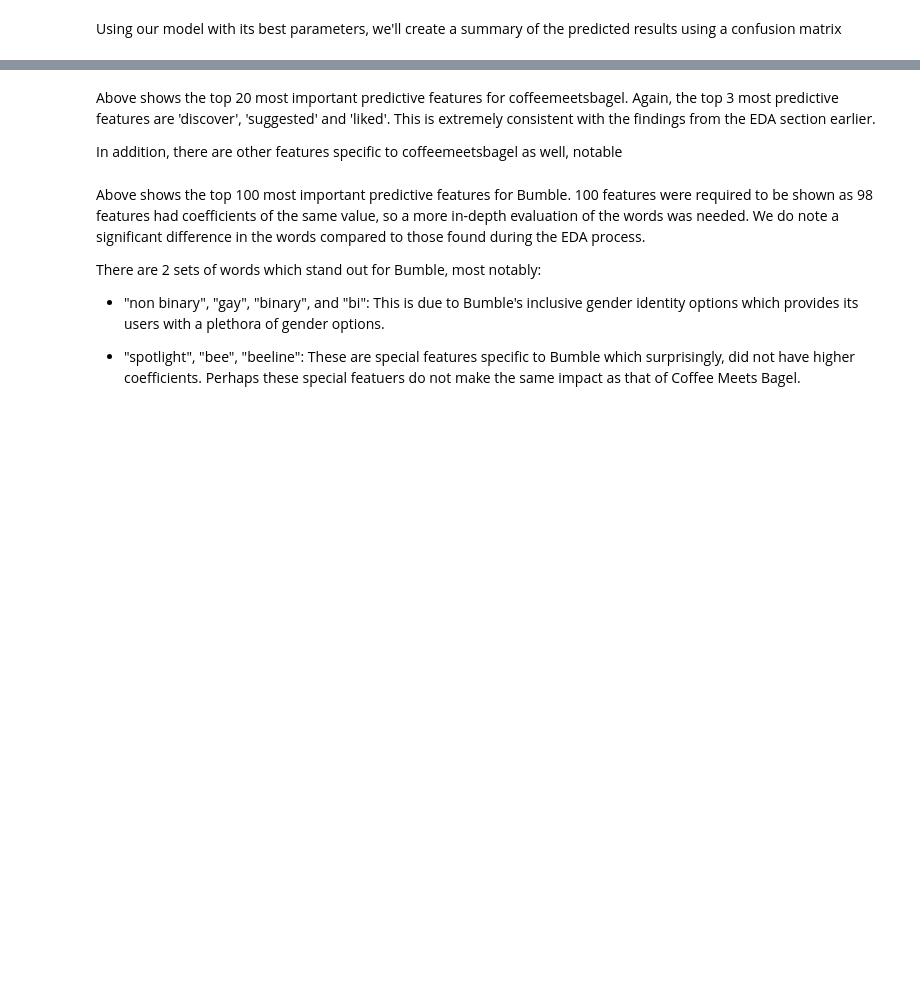
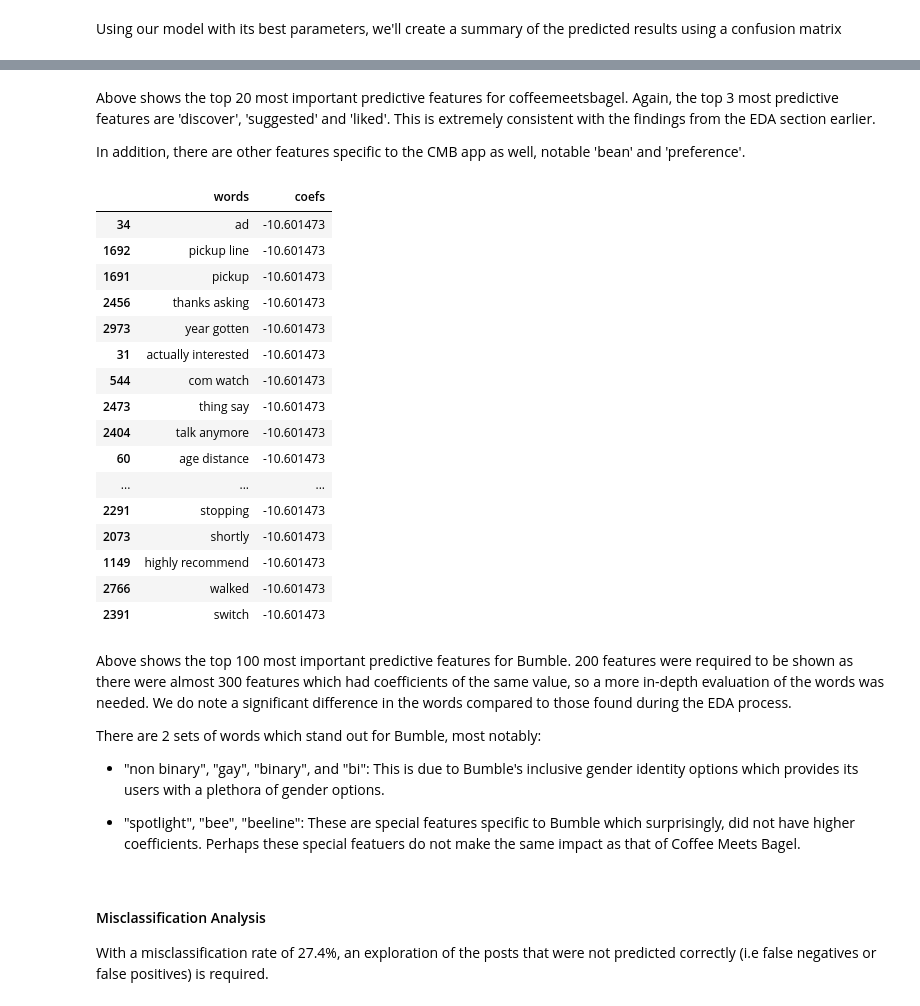
Before and after one commit to geh-si-rong/general-assembly-projects, a Jupyter notebook: project 3/code/Project 3 - Reddit API Dating Apps #2 EDA, Preprocessing, Modelling .ipynb, the cells around one changed output, grey strips where cells are left out. Drawn from its saved outputs; the diff is of its cells as text; code cells hidden in the pictures; blank space fills up the shorter version.

```diff
--- a/project 3/code/Project 3 - Reddit API Dating Apps #2 EDA, Preprocessing, Modelling .ipynb
+++ b/project 3/code/Project 3 - Reddit API Dating Apps #2 EDA, Preprocessing, Modelling .ipynb
@@ -965,7 +1086,7 @@ svc_tvec_model = Pipeline([('tvec', TfidfVectorizer(stop_words=stop_words)),
                       ('svc', SVC())])
 
 svc_tvec_params = {
-            'tvec__max_features': [1000, 2000, 3000, 4000,],
+            'tvec__max_features': [2000, 3000, 4000,],
             'tvec__min_df': [2, 3],
             'tvec__max_df': [0.9, 0.95],
             'tvec__ngram_range': [(1,1), (1,2)],
@@ -1019,12 +1189,12 @@ nb_tvec_gs.best_params_
 # %%
-tvec_best = TfidfVectorizer(stop_words=stop_words,
+cvec_best = CountVectorizer(stop_words=stop_words,
                             max_df=0.9,
-                            max_features=2000,
+                            max_features=3000,
                             min_df=2,
                             ngram_range=(1, 2)
                            )
 # %%
-X_train_model = tvec_best.fit_transform(X_train)
-X_test_model = tvec_best.transform(X_test)
-nb_best_model = MultinomialNB(alpha=0.5)
-nb_best_model.fit(X_train_model, y_train)
+X_train_model = cvec_best.fit_transform(X_train)
+X_test_model = cvec_best.transform(X_test)
+prod_model = MultinomialNB(alpha=0.5)
+prod_model.fit(X_train_model, y_train)
@@ -1067,2 +1248,2 @@ nb_best_model
 # %%
-word_coefs = pd.DataFrame({'words': tvec_best.get_feature_names(), 'coefs': nb_best_model.coef_[0]}).sort_values(by='coefs', ascending=False)
+word_coefs = pd.DataFrame({'words': cvec_best.get_feature_names(), 'coefs': prod_model.coef_[0]}).sort_values(by='coefs', ascending=False)
@@ -1074,17 +1273,39 @@ word_coefs.head(20)
 # %% [markdown]
 Above shows the top 20 most important predictive features for coffeemeetsbagel. Again, the top 3 most predictive features are 'discover', 'suggested' and 'liked'. This is extremely consistent with the findings from the EDA section earlier.
 
-In addition, there are other features specific to coffeemeetsbagel as well, notable
+In addition, there are other features specific to the CMB app as well, notable 'bean' and 'preference'.
 # %%
 pd.pandas.set_option('display.max_rows', None)
 # %%
 # top 100 words coefficients for bumble
-word_coefs.tail(100)
+word_coefs.tail(200)
+# %% [output]
+|  | words | coefs |
+| 34 | ad | -10.601473 |
+| 1692 | pickup line | -10.601473 |
+| 1691 | pickup | -10.601473 |
+| 2456 | thanks asking | -10.601473 |
+| 2973 | year gotten | -10.601473 |
+| 31 | actually interested | -10.601473 |
+| 544 | com watch | -10.601473 |
+| 2473 | thing say | -10.601473 |
+| 2404 | talk anymore | -10.601473 |
+| 60 | age distance | -10.601473 |
+| ... | ... | ... |
+| 2291 | stopping | -10.601473 |
+| 2073 | shortly | -10.601473 |
+| 1149 | highly recommend | -10.601473 |
+| 2766 | walked | -10.601473 |
+| 2391 | switch | -10.601473 |
 # %% [markdown]
-Above shows the top 100 most important predictive features for Bumble. 100 features were required to be shown as 98 features had coefficients of the same value, so a more in-depth evaluation of the words was needed. We do note a significant difference in the words compared to those found during the EDA process.
+Above shows the top 100 most important predictive features for Bumble. 200 features were required to be shown as there were almost 300 features which had coefficients of the same value, so a more in-depth evaluation of the words was needed. We do note a significant difference in the words compared to those found during the EDA process.
 
 There are 2 sets of words which stand out for Bumble, most notably:
 - "non binary", "gay", "binary", and "bi": This is due to Bumble's inclusive gender identity options which provides its users with a plethora of gender options.
 
 
 - "spotlight", "bee", "beeline": These are special features specific to Bumble which surprisingly, did not have higher coefficients. Perhaps these special featuers do not make the same impact as that of Coffee Meets Bagel.
+# %% [markdown]
+#### Misclassification Analysis
+
+With a misclassification rate of 27.4%, an exploration of the posts that were not predicted correctly (i.e false negatives or false positives) is required.
```
Also changed, not shown: parts of 78 cells of this notebook, 17 other files.
